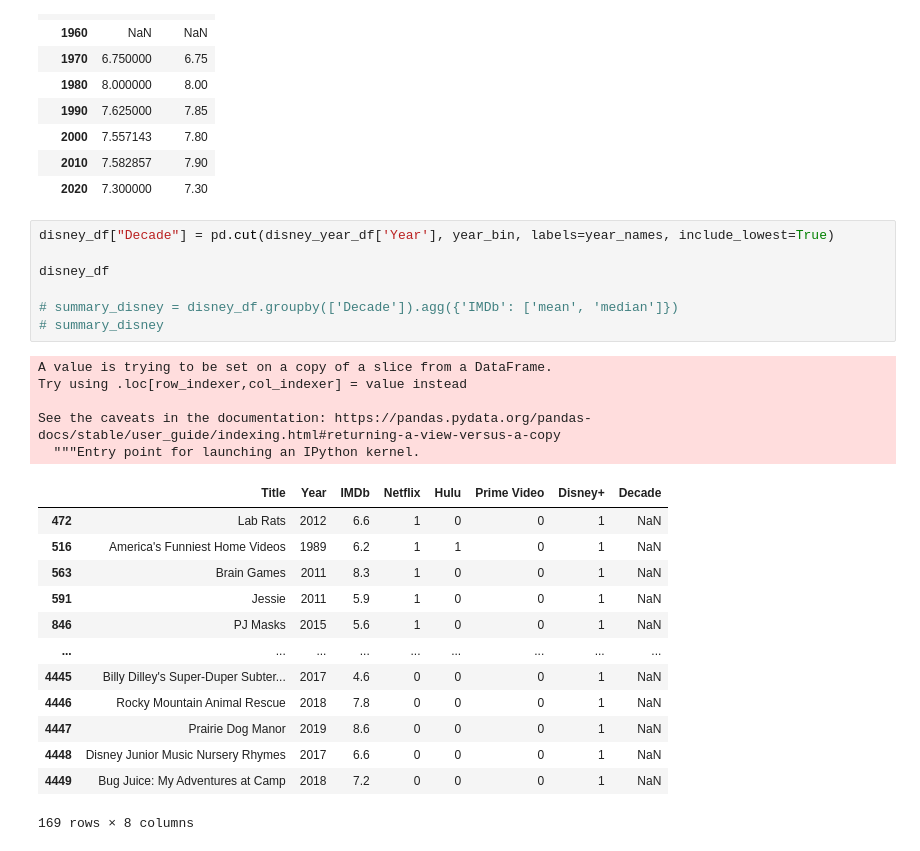
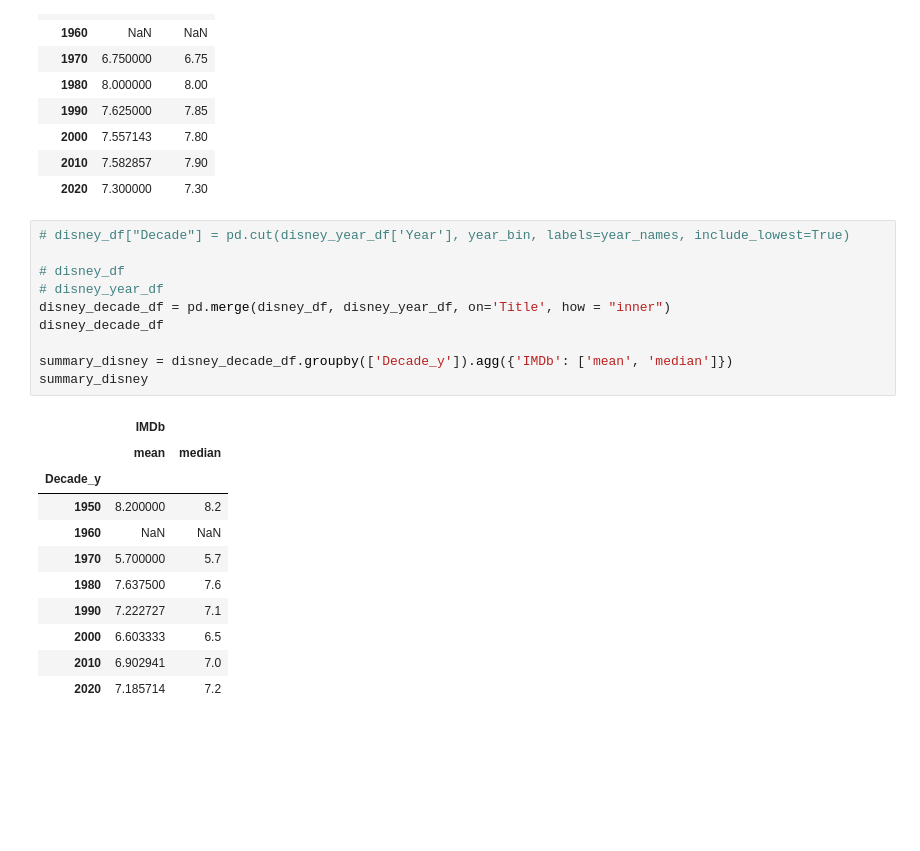
Before and after one commit to trevorguleserian/Project1, a Jupyter notebook: tv_data.ipynb, the cells around one changed output. Cells and saved outputs as stored; diff of their text form; blank space fills up the shorter version.

Commit message:
fixed Disney summary

```diff
--- a/tv_data.ipynb
+++ b/tv_data.ipynb
@@ -274,28 +262,24 @@ See the caveats in the documentation: https://pandas.pydata.org/pandas-docs/stab
 | 2010 | 7.582857 | 7.90 |
 | 2020 | 7.300000 | 7.30 |
 # %%
-disney_df["Decade"] = pd.cut(disney_year_df['Year'], year_bin, labels=year_names, include_lowest=True)
+# disney_df["Decade"] = pd.cut(disney_year_df['Year'], year_bin, labels=year_names, include_lowest=True)
 
-disney_df
+# disney_df
+# disney_year_df
+disney_decade_df = pd.merge(disney_df, disney_year_df, on='Title', how = "inner")
+disney_decade_df
 
-# summary_disney = disney_df.groupby(['Decade']).agg({'IMDb': ['mean', 'median']})
-# summary_disney
+summary_disney = disney_decade_df.groupby(['Decade_y']).agg({'IMDb': ['mean', 'median']})
+summary_disney
 # %% [output]
-A value is trying to be set on a copy of a slice from a DataFrame.
-Try using .loc[row_indexer,col_indexer] = value instead
-
-See the caveats in the documentation: https://pandas.pydata.org/pandas-docs/stable/user_guide/indexing.html#returning-a-view-versus-a-copy
-  """Entry point for launching an IPython kernel.
-|  | Title | Year | IMDb | Netflix | Hulu | Prime Video | Disney+ | Decade |
-| 472 | Lab Rats | 2012 | 6.6 | 1 | 0 | 0 | 1 | NaN |
-| 516 | America's Funniest Home Videos | 1989 | 6.2 | 1 | 1 | 0 | 1 | NaN |
-| 563 | Brain Games | 2011 | 8.3 | 1 | 0 | 0 | 1 | NaN |
-| 591 | Jessie | 2011 | 5.9 | 1 | 0 | 0 | 1 | NaN |
-| 846 | PJ Masks | 2015 | 5.6 | 1 | 0 | 0 | 1 | NaN |
-| ... | ... | ... | ... | ... | ... | ... | ... | ... |
-| 4445 | Billy Dilley's Super-Duper Subter... | 2017 | 4.6 | 0 | 0 | 0 | 1 | NaN |
-| 4446 | Rocky Mountain Animal Rescue | 2018 | 7.8 | 0 | 0 | 0 | 1 | NaN |
-| 4447 | Prairie Dog Manor | 2019 | 8.6 | 0 | 0 | 0 | 1 | NaN |
-| 4448 | Disney Junior Music Nursery Rhymes | 2017 | 6.6 | 0 | 0 | 0 | 1 | NaN |
-| 4449 | Bug Juice: My Adventures at Camp | 2018 | 7.2 | 0 | 0 | 0 | 1 | NaN |
+|  | IMDb |  |
+|  | mean | median |
+| Decade_y |  |  |
+| 1950 | 8.200000 | 8.2 |
+| 1960 | NaN | NaN |
+| 1970 | 5.700000 | 5.7 |
+| 1980 | 7.637500 | 7.6 |
+| 1990 | 7.222727 | 7.1 |
+| 2000 | 6.603333 | 6.5 |
+| 2010 | 6.902941 | 7.0 |
+| 2020 | 7.185714 | 7.2 |
-169 rows × 8 columns
```
Also changed, not shown: parts of 1 cell of this notebook.
